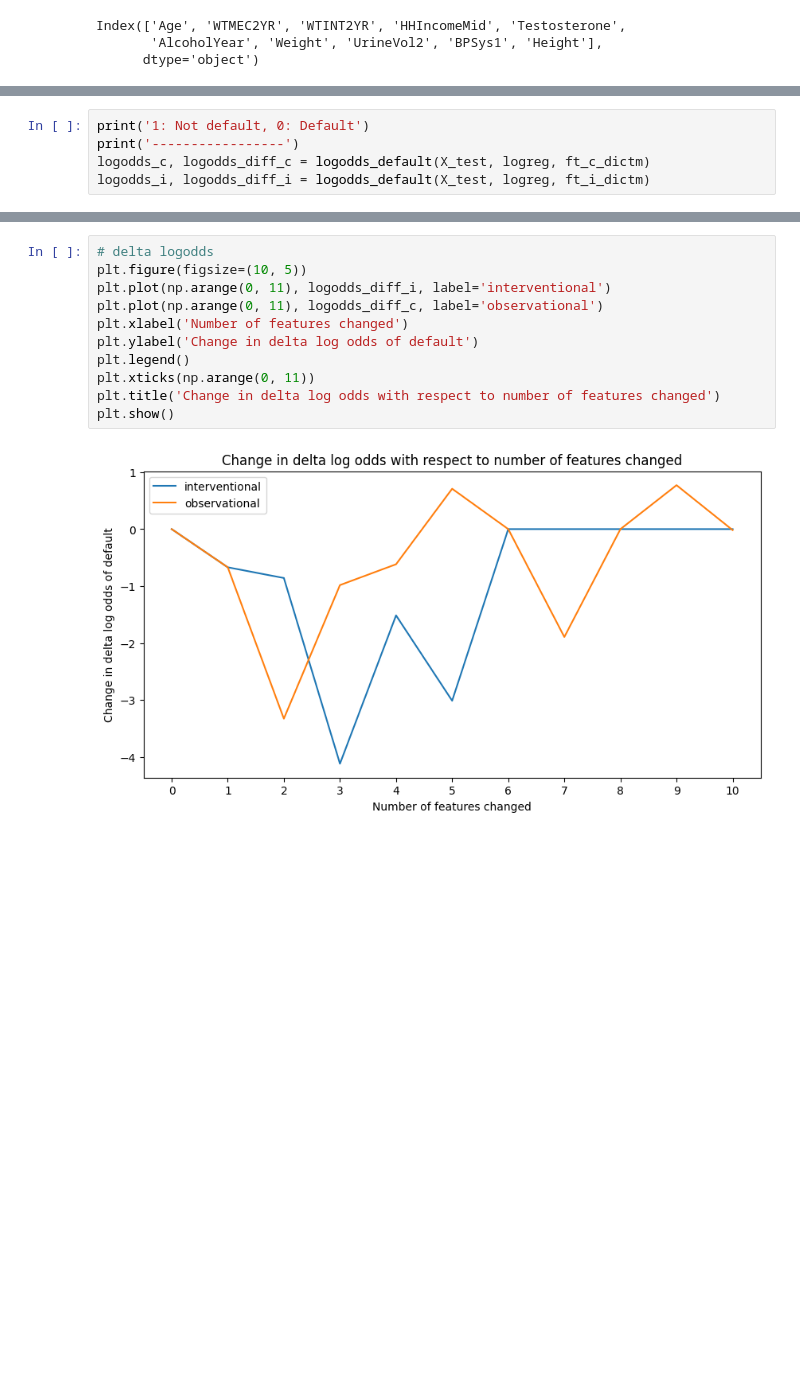
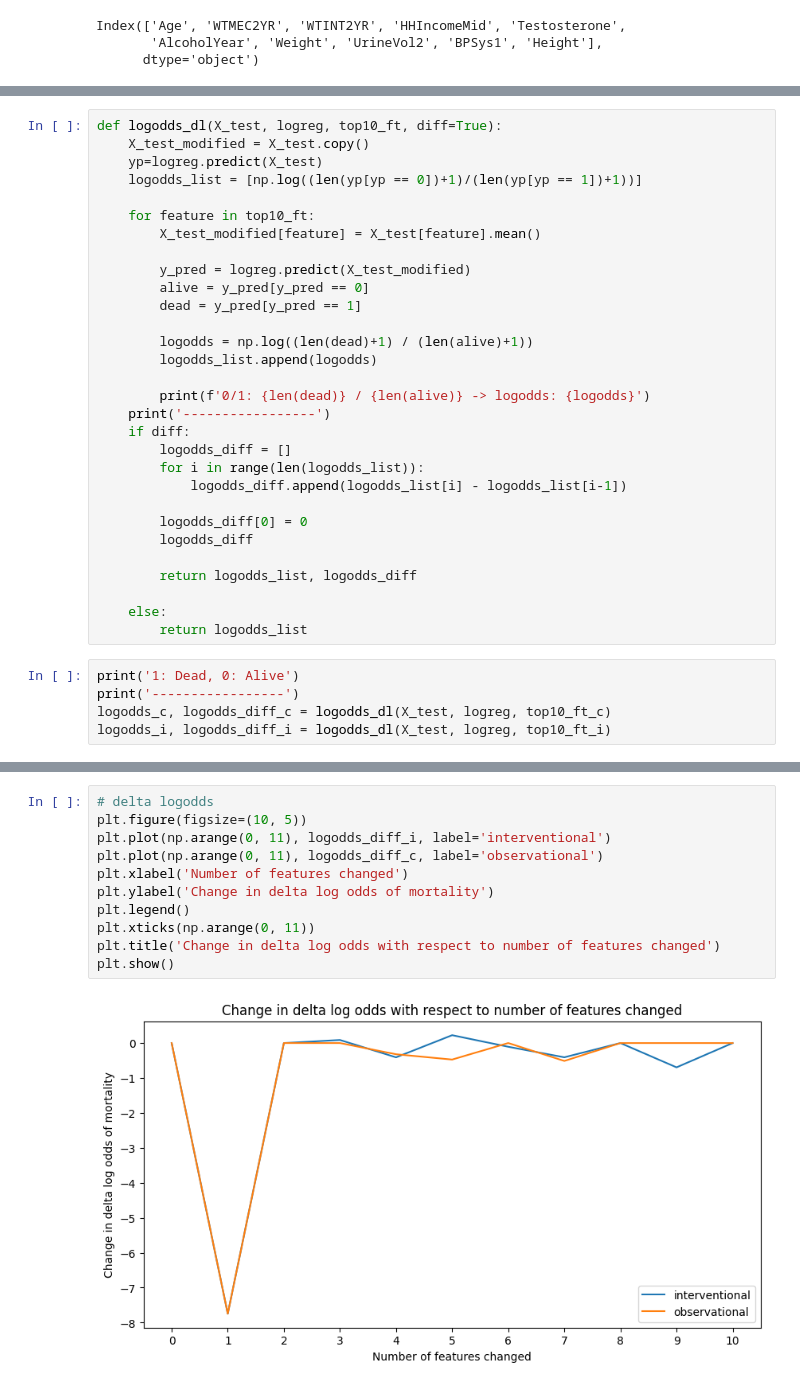
Before and after one commit to nthng-quan/t2mt2d-intro-to-ml, a Jupyter notebook: shap.ipynb, the cells around one changed output, grey strips where cells are left out. Saved outputs shown, nothing was run; the diff lists cells and outputs as text; blank space fills up the shorter version.

```diff
--- a/shap.ipynb
+++ b/shap.ipynb
@@ -594,6 +569,36 @@ ft_c_dictm
+# %%
+def logodds_dl(X_test, logreg, top10_ft, diff=True):
+    X_test_modified = X_test.copy()
+    yp=logreg.predict(X_test)
+    logodds_list = [np.log((len(yp[yp == 0])+1)/(len(yp[yp == 1])+1))]
+
+    for feature in top10_ft:
+        X_test_modified[feature] = X_test[feature].mean()
+
+        y_pred = logreg.predict(X_test_modified)
+        alive = y_pred[y_pred == 0]
+        dead = y_pred[y_pred == 1]
+
+        logodds = np.log((len(dead)+1) / (len(alive)+1))
+        logodds_list.append(logodds)
+
+        print(f'0/1: {len(dead)} / {len(alive)} -> logodds: {logodds}')
+    print('-----------------')
+    if diff:
+        logodds_diff = []
+        for i in range(len(logodds_list)):
+            logodds_diff.append(logodds_list[i] - logodds_list[i-1])
+
+        logodds_diff[0] = 0
+        logodds_diff
+
+        return logodds_list, logodds_diff
+
+    else:
+        return logodds_list
 # %%
-print('1: Not default, 0: Default')
+print('1: Dead, 0: Alive')
 print('-----------------')
-logodds_c, logodds_diff_c = logodds_default(X_test, logreg, ft_c_dictm)
-logodds_i, logodds_diff_i = logodds_default(X_test, logreg, ft_i_dictm)
+logodds_c, logodds_diff_c = logodds_dl(X_test, logreg, top10_ft_c)
+logodds_i, logodds_diff_i = logodds_dl(X_test, logreg, top10_ft_i)
 # %% [output]
@@ -617,16 +625,16 @@ logodds_i, logodds_diff_i = logodds_default(X_test, logreg, ft_i_dictm)
 # %%
 # delta logodds
 plt.figure(figsize=(10, 5))
 plt.plot(np.arange(0, 11), logodds_diff_i, label='interventional')
 plt.plot(np.arange(0, 11), logodds_diff_c, label='observational')
 plt.xlabel('Number of features changed')
-plt.ylabel('Change in delta log odds of default')
+plt.ylabel('Change in delta log odds of mortality')
 plt.legend()
 plt.xticks(np.arange(0, 11))
 plt.title('Change in delta log odds with respect to number of features changed')
 plt.show()
 # %% [output]
-[figure, old version]
+[figure, new version]
 # %%
 plt.figure(figsize=(10, 5))
 plt.plot(np.arange(0, 11), logodds_i, label='interventional')
```
Also changed, not shown: parts of 25 cells of this notebook.
